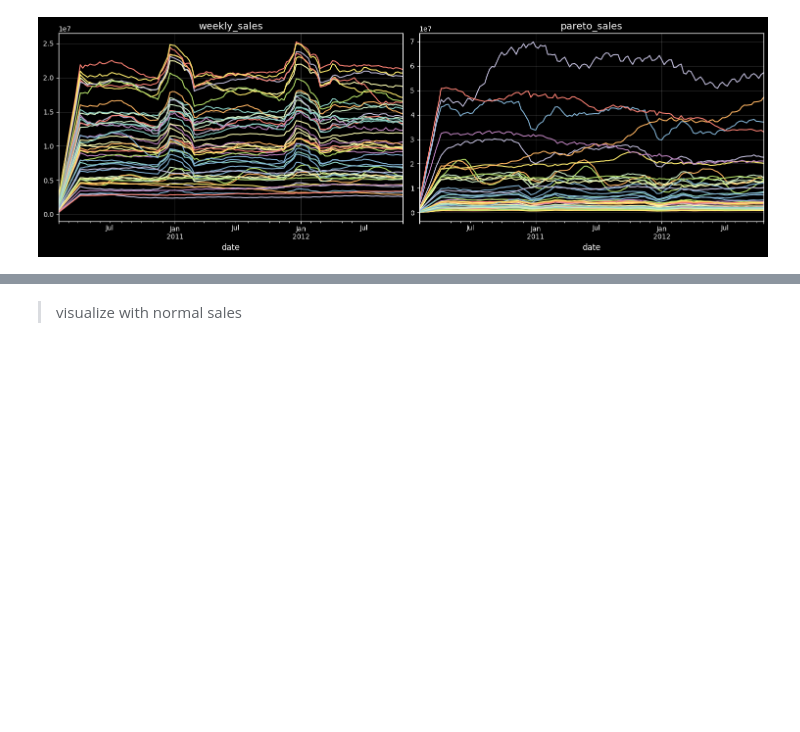
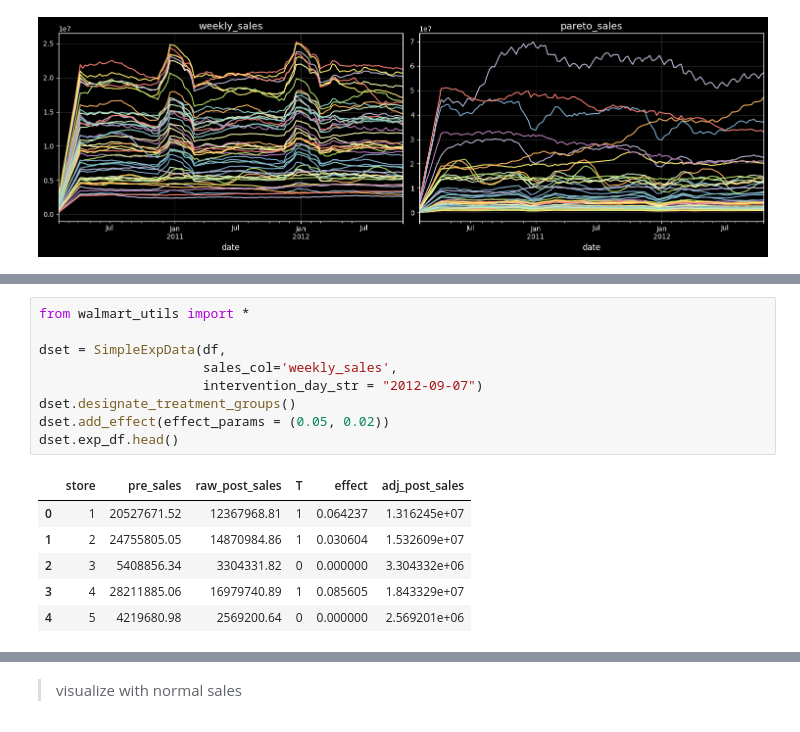
Before and after one commit to seanczak/ds-interviews, a Jupyter notebook: causal/heterogeneous_small_sample/01_walmart.ipynb, the cells around one changed output, grey strips where cells are left out. Cells and saved outputs as stored; diff of their text form; blank space fills up the shorter version.

```diff
--- a/causal/heterogeneous_small_sample/01_walmart.ipynb
+++ b/causal/heterogeneous_small_sample/01_walmart.ipynb
@@ -250,0 +88,16 @@ plt.tight_layout()
+# %%
+from walmart_utils import *
+
+dset = SimpleExpData(df,
+                     sales_col='weekly_sales',
+                     intervention_day_str = "2012-09-07")
+dset.designate_treatment_groups()
+dset.add_effect(effect_params = (0.05, 0.02))
+dset.exp_df.head()
+# %% [output]
+|  | store | pre_sales | raw_post_sales | T | effect | adj_post_sales |
+| 0 | 1 | 20527671.52 | 12367968.81 | 1 | 0.064237 | 1.316245e+07 |
+| 1 | 2 | 24755805.05 | 14870984.86 | 1 | 0.030604 | 1.532609e+07 |
+| 2 | 3 | 5408856.34 | 3304331.82 | 0 | 0.000000 | 3.304332e+06 |
+| 3 | 4 | 28211885.06 | 16979740.89 | 1 | 0.085605 | 1.843329e+07 |
+| 4 | 5 | 4219680.98 | 2569200.64 | 0 | 0.000000 | 2.569201e+06 |
```
Also changed, not shown: parts of 35 cells of this notebook, 7 other files.
